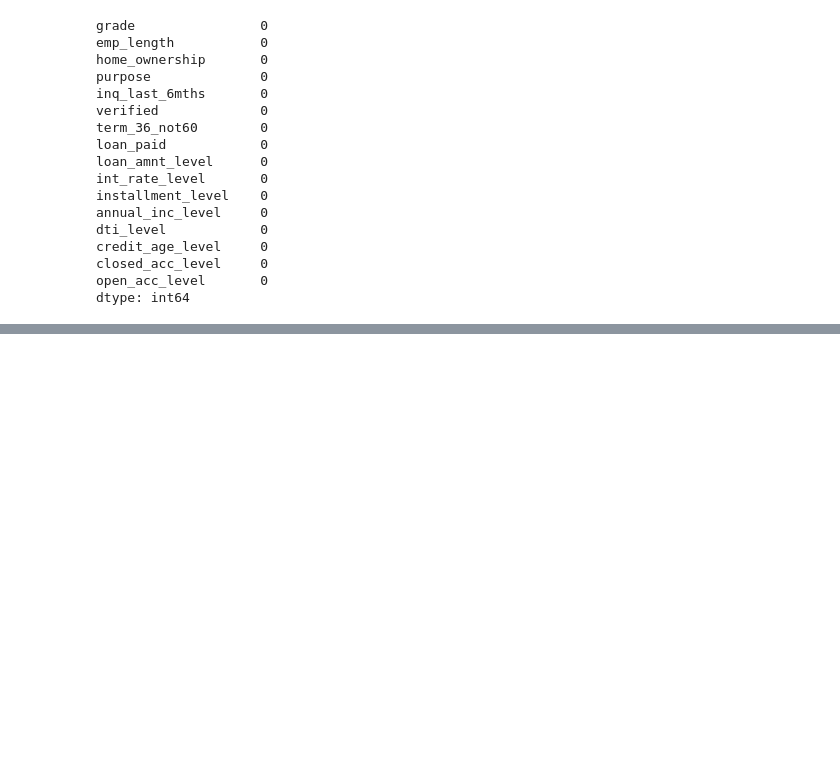
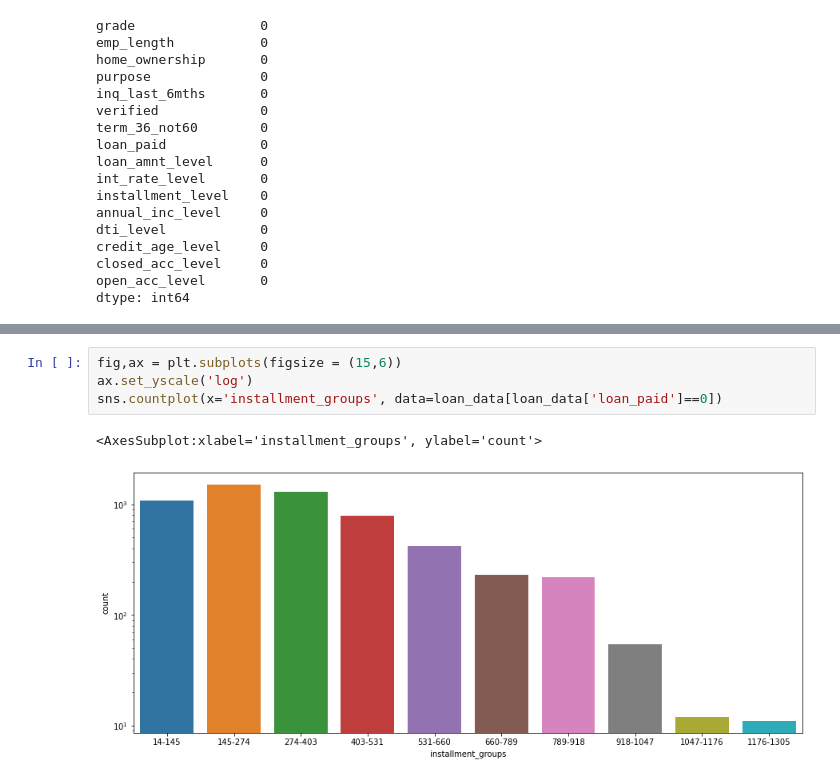
Before and after one commit to ajitjohn05/Lending_Club_Case_Study_Project_Ajit_Siddhant, a Jupyter notebook: Group_Facilitator_AjitJohn.ipynb, the cells around one changed output, grey strips where cells are left out. Saved outputs shown, nothing was run; the diff lists cells and outputs as text; blank space fills up the shorter version.

```diff
--- a/Group_Facilitator_AjitJohn.ipynb
+++ b/Group_Facilitator_AjitJohn.ipynb
@@ -376,0 +466,7 @@ dtype: int64
+# %%
+fig,ax = plt.subplots(figsize = (15,6))
+ax.set_yscale('log')
+sns.countplot(x='installment_groups', data=loan_data[loan_data['loan_paid']==0])
+# %% [output]
+<AxesSubplot:xlabel='installment_groups', ylabel='count'>
+[figure, added]
```
Also changed, not shown: parts of 43 cells of this notebook.
